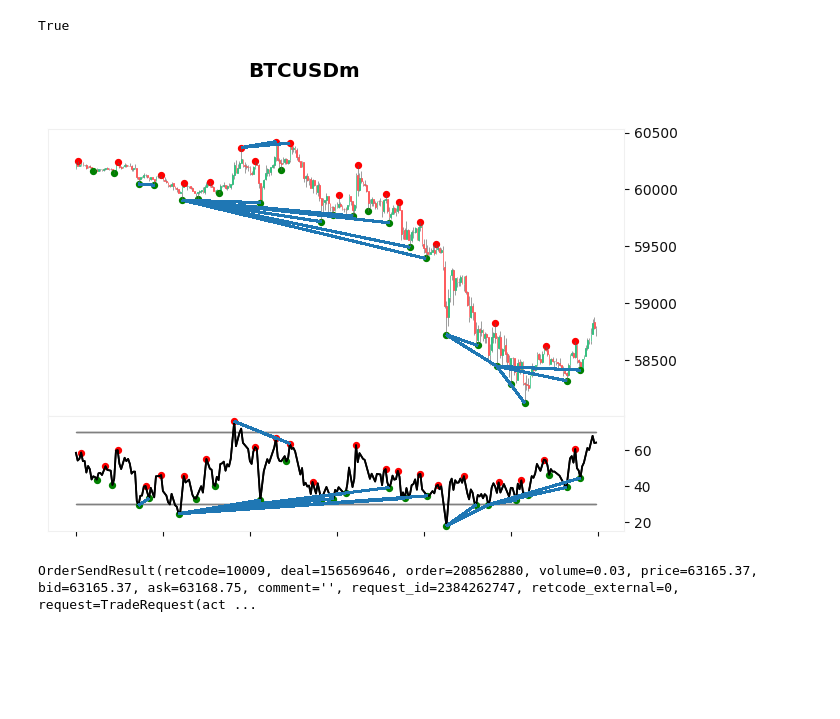
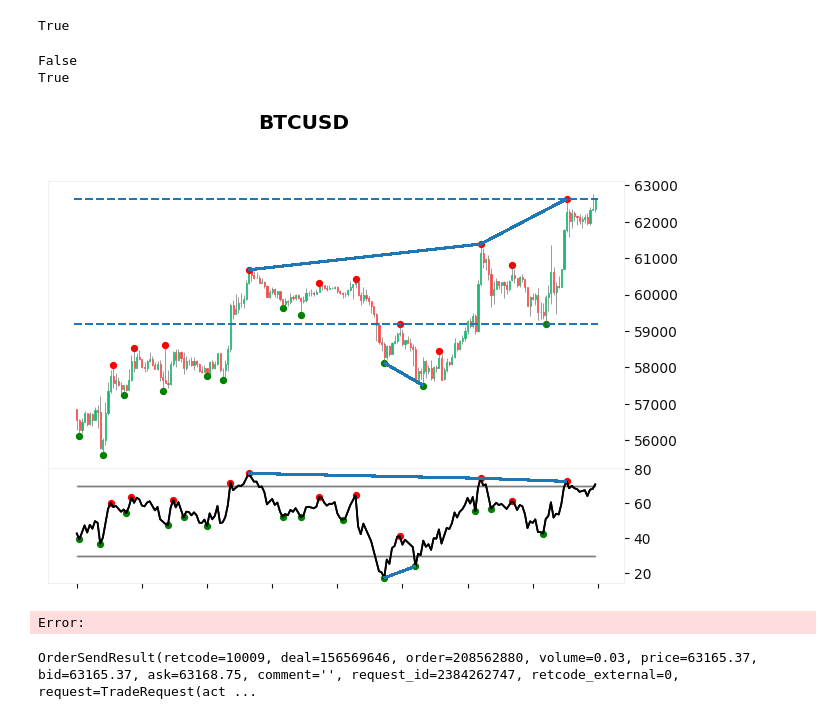
Before and after one commit to nguyenvantat1182002/rsi-signal-bot, a Jupyter notebook: rsi-signal-bot.ipynb, the cells around one changed output. Saved outputs shown, nothing was run; the diff lists cells and outputs as text; code cells hidden in the pictures; blank space fills up the shorter version.

```diff
--- a/rsi-signal-bot.ipynb
+++ b/rsi-signal-bot.ipynb
@@ -110,8 +110,10 @@ def detect_divergence(df: pd.DataFrame):
                 ])
 
     return price_lines, rsi_lines
+# %%
+symbol = 'BTCUSD'
 # %%
-rates = mt5.copy_rates_from_pos('BTCUSD', mt5.TIMEFRAME_M5, 0, 1000)
+rates = mt5.copy_rates_from_pos(symbol, mt5.TIMEFRAME_H1, 0, 1000)
 
 df = pd.DataFrame(rates)
 df['time'] = pd.to_datetime(df['time'], unit='s')
@@ -127,7 +129,17 @@ df['rsi_pivot_low'] = df['rsi'] == df['rsi'].rolling(2 * window_size + 1, center
 df['pivot_high'] = df['high'] == df['high'].rolling(2 * window_size + 1, center=True).max()
 df['pivot_low'] = df['low'] == df['low'].rolling(2 * window_size + 1, center=True).min()
 # %%
-df = df.tail(300)
+sellside_liquidity = df[df['pivot_low']].iloc[-1]
+buyside_liquidity = df[df['pivot_high']].iloc[-1]
+
+tail_df = df.tail(9)
+
+print(not tail_df[tail_df['low'] < sellside_liquidity['low']].empty)
+print(not tail_df[tail_df['high'] > buyside_liquidity['high']].empty)
+
+liquidity_levels = [sellside_liquidity['low'], buyside_liquidity['high']]
+
+df = df.tail(200)
 df.set_index(df['time'], inplace=True)
 
 price_lines, rsi_lines = detect_divergence(df)
@@ -135,36 +147,40 @@ price_lines, rsi_lines = detect_divergence(df)
 rsi_pivot_highs = np.where(df['rsi_pivot_high'], df['rsi'], np.nan)
 rsi_pivot_lows = np.where(df['rsi_pivot_low'], df['rsi'], np.nan)
 pivot_highs = np.where(df['pivot_high'], df['high'], np.nan)
 pivot_lows = np.where(df['pivot_low'], df['low'], np.nan)
 
 plots = [
     mpf.make_addplot(df['rsi'], panel=1, color='black', fill_between=dict(y1=30, y2=30, color="gray")),
     mpf.make_addplot(df['rsi'], panel=1, color='black', fill_between=dict(y1=70, y2=70, color="gray")),
     mpf.make_addplot(rsi_pivot_highs, panel=1, color='red', type='scatter'),
     mpf.make_addplot(rsi_pivot_lows, panel=1, color='green', type='scatter'),
     mpf.make_addplot(pivot_highs, panel=0, color='red', type='scatter'),
     mpf.make_addplot(pivot_lows, panel=0, color='green', type='scatter'),
 ]
 
 style = mpf.make_mpf_style(base_mpf_style='yahoo', rc={'grid.alpha':0}, figcolor='#fff', facecolor="#fff")
 _, axs = mpf.plot(
     df,
-    title='BTCUSDm',
+    title=symbol,
     type='candle',
     style=style,
     volume=False,
     ylabel='',
     ylabel_lower='',
     datetime_format='',
     addplot=plots,
     returnfig=True,
-    alines=dict(alines=price_lines)
+    alines=dict(alines=price_lines),
+    hlines=dict(hlines=liquidity_levels, linestyle='--')
 )
 
 rsi_lines = mpf._utils._construct_aline_collections(dict(alines=rsi_lines), df.index)
 axs[2].add_collection(rsi_lines);
 # %% [output]
+False
+True
-[figure, old version]
+[figure, new version]
+Error:
 # %%
 symbol = 'BTCUSD'
 risk_amount = 30
```
Also changed, not shown: 5 other files.
